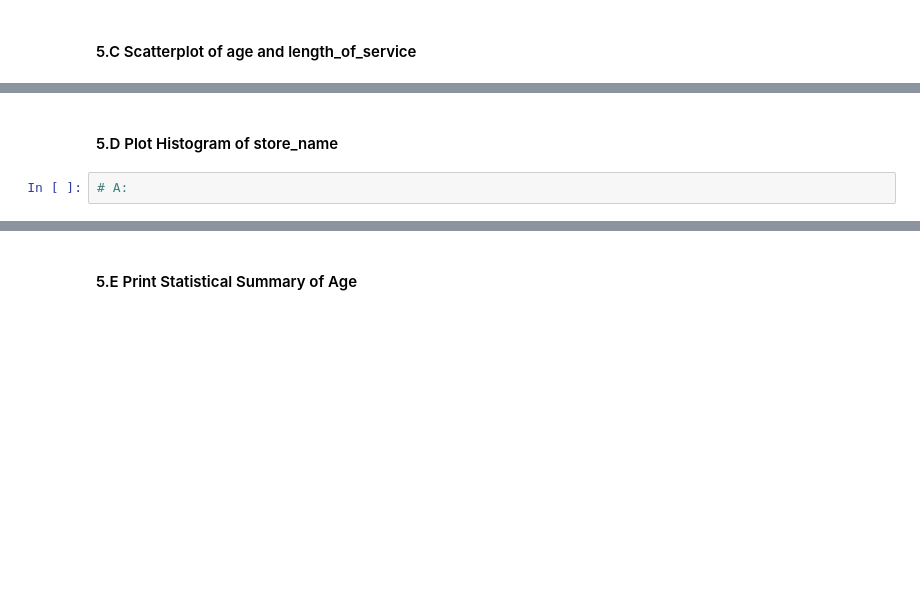
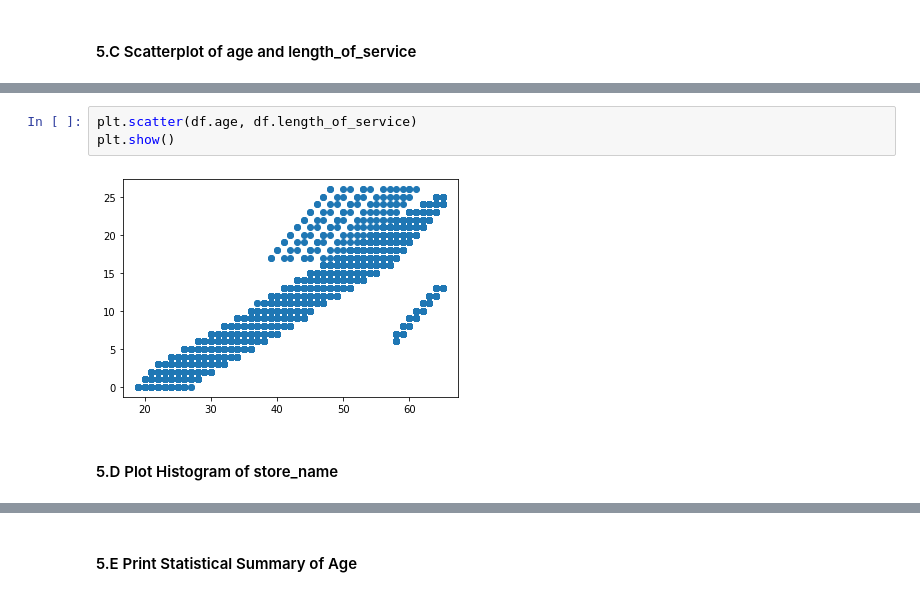
Before and after one commit to cliviaK/IOD, a Jupyter notebook: Jupyter_lab/Module1/Labs 1-20220512T120453Z-001/Labs 1/Lab 1.2.2 Pandas Lab.ipynb, the cells around one changed output, grey strips where cells are left out. Cells and saved outputs as stored; diff of their text form; blank space fills up the shorter version.

```diff
--- a/Jupyter_lab/Module1/Labs 1-20220512T120453Z-001/Labs 1/Lab 1.2.2 Pandas Lab.ipynb
+++ b/Jupyter_lab/Module1/Labs 1-20220512T120453Z-001/Labs 1/Lab 1.2.2 Pandas Lab.ipynb
@@ -194,4 +381,7 @@ Find count, mean, std, min, max of of all columns of dataframe
+# %%
+plt.scatter(df.age, df.length_of_service)
+plt.show()
+# %% [output]
+[figure, added]
 # %% [markdown]
 #### 5.D Plot Histogram of store_name
-# %%
-# A:
```
Also changed, not shown: parts of 47 cells of this notebook, 1 other file.
